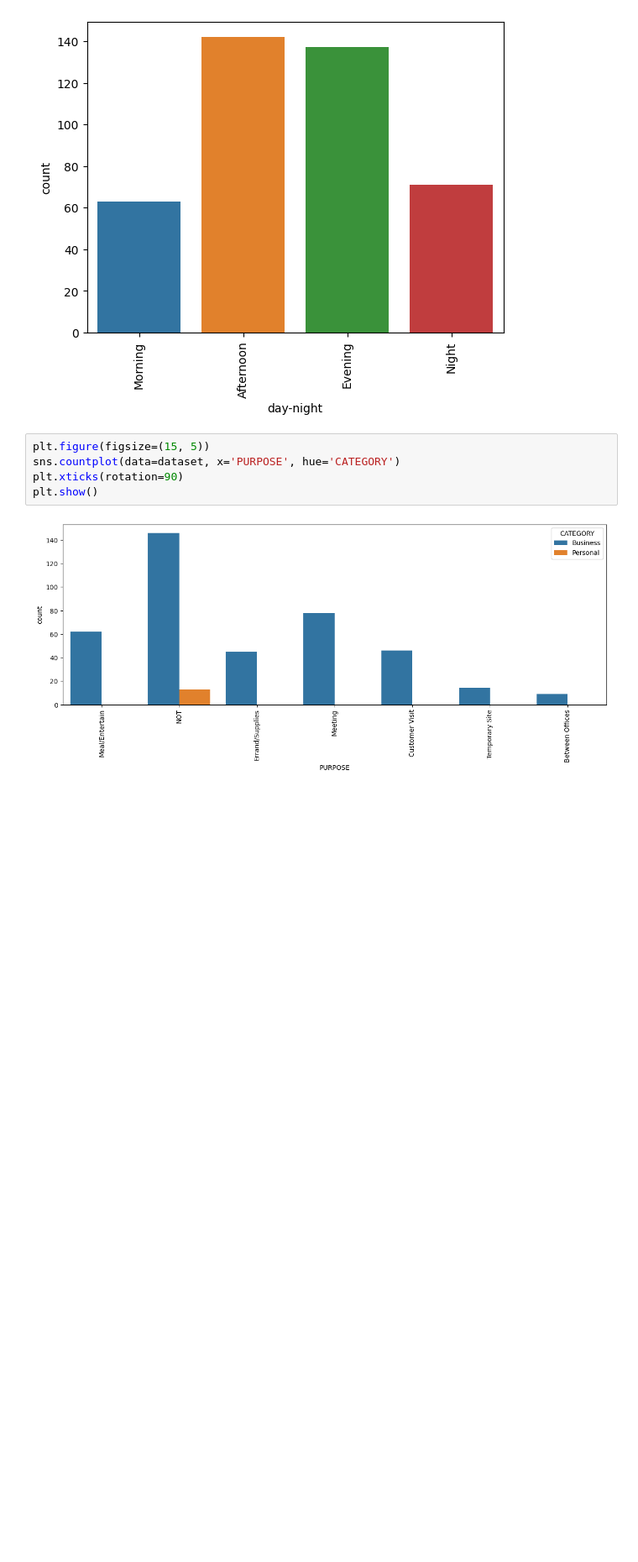
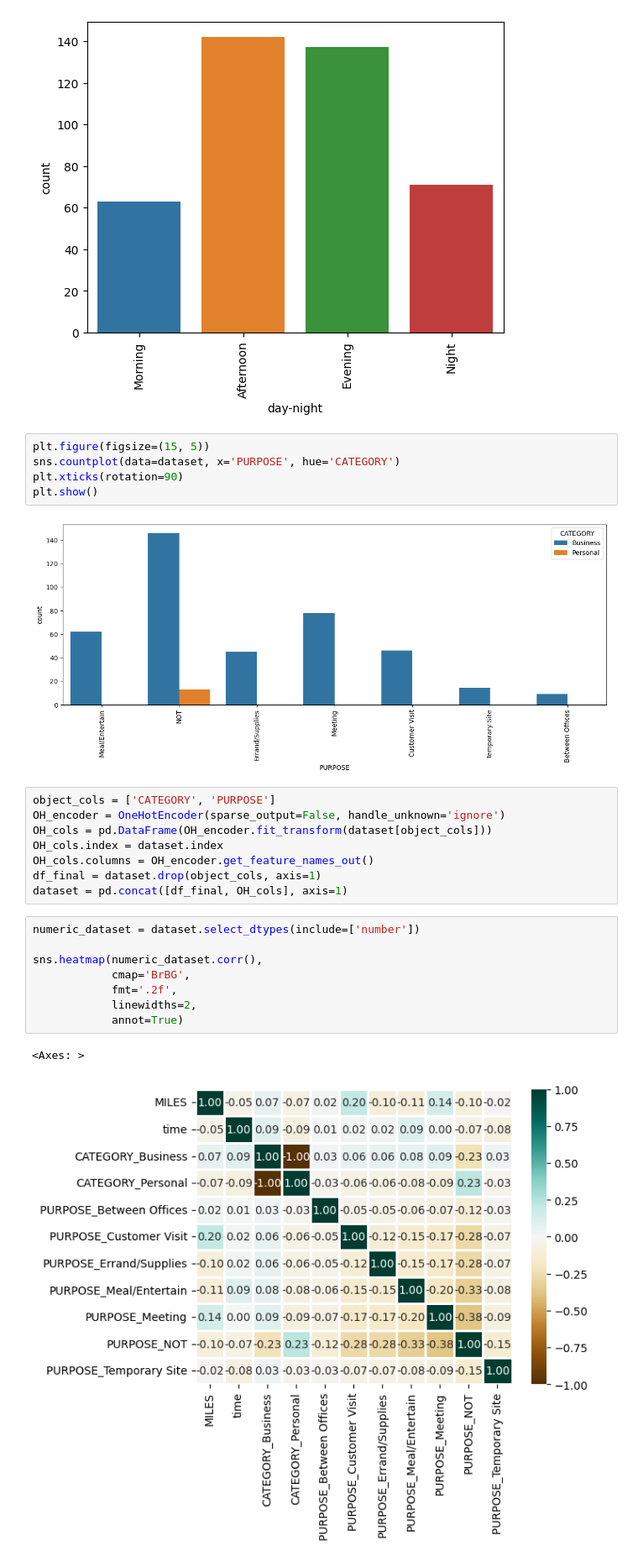
Before and after one commit to briwhi/uber_ride_data, a Jupyter notebook: uber_ride_data.ipynb, the cells around one changed output. Shown at 84% size. Cells and saved outputs as stored; diff of their text form; blank space fills up the shorter version.

```diff
--- a/uber_ride_data.ipynb
+++ b/uber_ride_data.ipynb
@@ -105,3 +106,22 @@ plt.xticks(rotation=90)
 plt.show()
 # %% [output]
 [figure]
+# %%
+object_cols = ['CATEGORY', 'PURPOSE']
+OH_encoder = OneHotEncoder(sparse_output=False, handle_unknown='ignore')
+OH_cols = pd.DataFrame(OH_encoder.fit_transform(dataset[object_cols]))
+OH_cols.index = dataset.index
+OH_cols.columns = OH_encoder.get_feature_names_out()
+df_final = dataset.drop(object_cols, axis=1)
+dataset = pd.concat([df_final, OH_cols], axis=1)
+# %%
+numeric_dataset = dataset.select_dtypes(include=['number'])
+
+sns.heatmap(numeric_dataset.corr(),
+            cmap='BrBG',
+            fmt='.2f',
+            linewidths=2,
+            annot=True)
+# %% [output]
+<Axes: >
+[figure, added]
```
Also changed, not shown: parts of 7 cells of this notebook.
